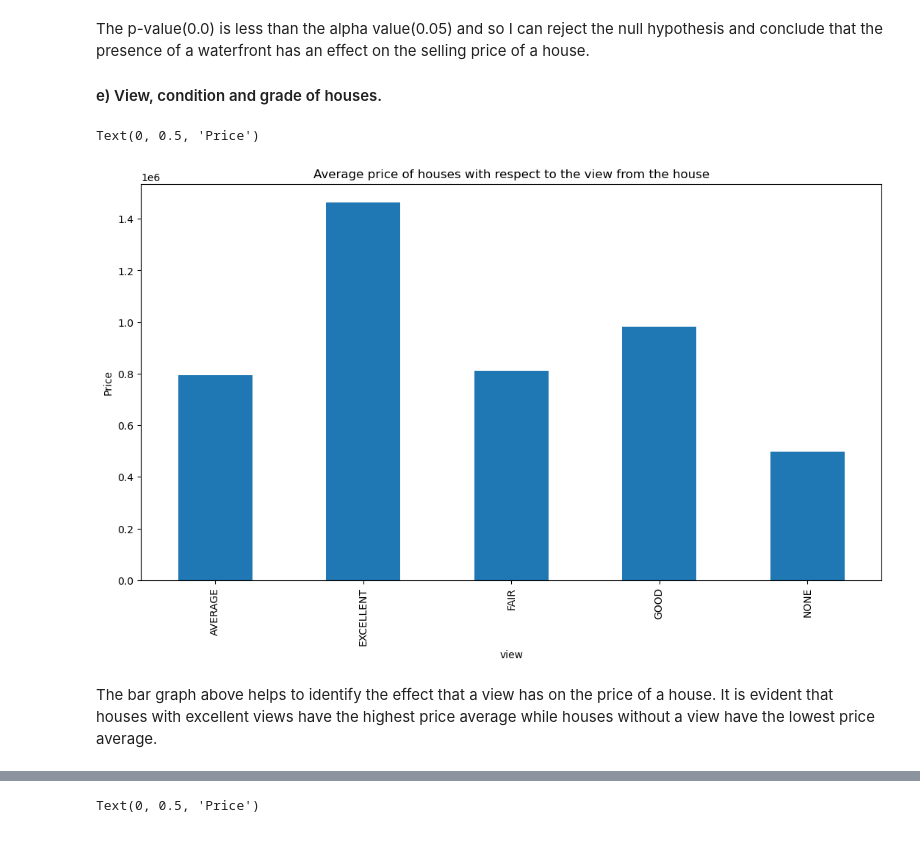
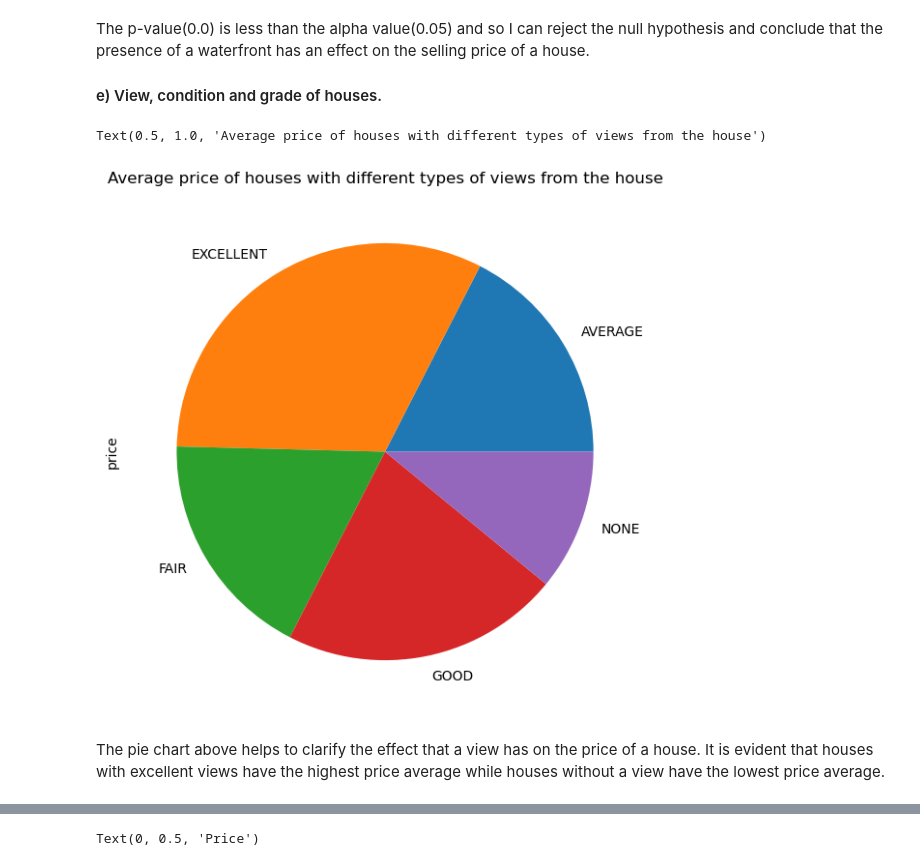
Before and after one commit to ngeny-brian/Phase-2-project, a Jupyter notebook: student.ipynb, the cells around one changed output, grey strips where cells are left out. Saved outputs shown, nothing was run; the diff lists cells and outputs as text; code cells hidden in the pictures.

```diff
--- a/student.ipynb
+++ b/student.ipynb
@@ -411,14 +411,13 @@ The p-value(0.0) is less than the alpha value(0.05) and so I can reject the null
 # %%
 # group by view and plot average price for each view
 fig = plt.figure(figsize=(13,7))
-data.groupby("view")['price'].mean().plot.bar(y="price", fig=fig)
-plt.title('Average price of houses with respect to the view from the house')
-plt.ylabel('Price')
+data.groupby("view")['price'].mean().plot.pie(fig=fig)
+plt.title('Average price of houses with different types of views from the house')
 # %% [output]
-Text(0, 0.5, 'Price')
+Text(0.5, 1.0, 'Average price of houses with different types of views from the house')
-[figure, old version]
+[figure, new version]
 # %% [markdown]
-The bar graph above helps to identify the effect that a view has on the price of a house. It is evident that houses with excellent views have the highest price average while houses without a view have the lowest price average.
+The pie chart above helps to clarify the effect that a view has on the price of a house. It is evident that houses with excellent views have the highest price average while houses without a view have the lowest price average.
 # %%
 # group by condition and plot average price for each condition
 fig = plt.figure(figsize=(13,7))
```
Also changed, not shown: parts of 11 cells of this notebook.
